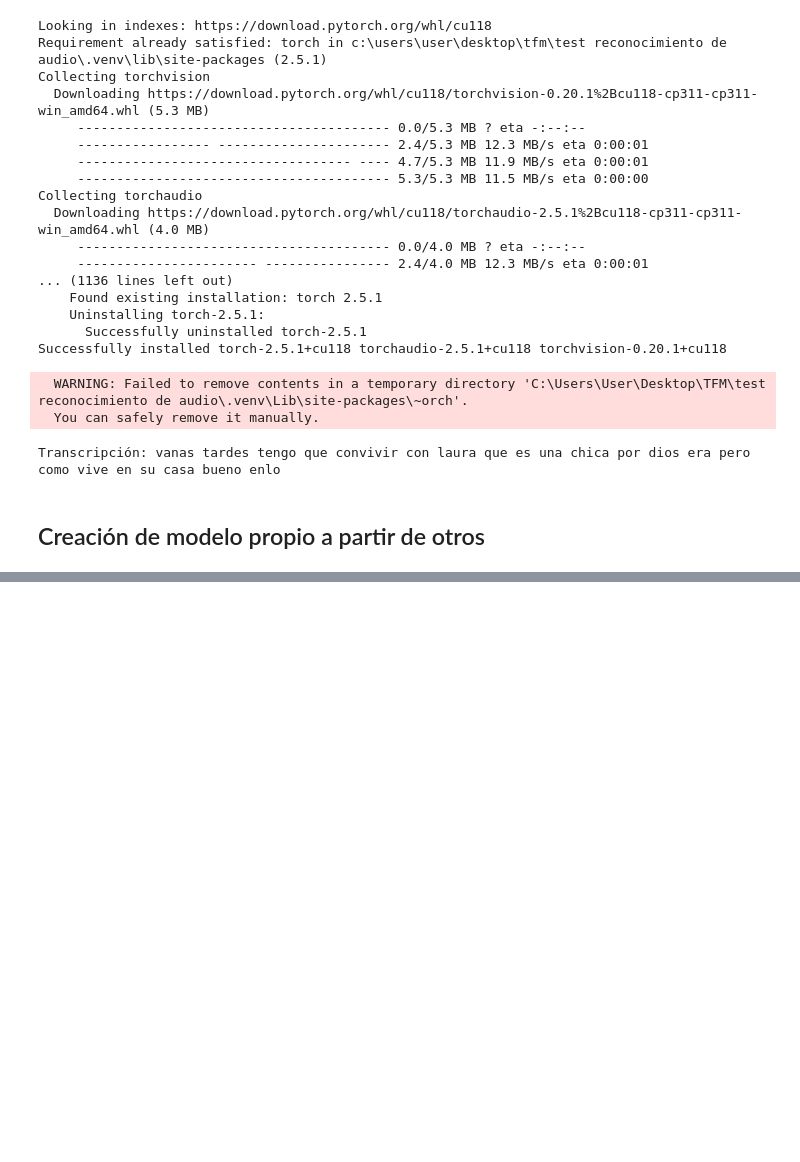
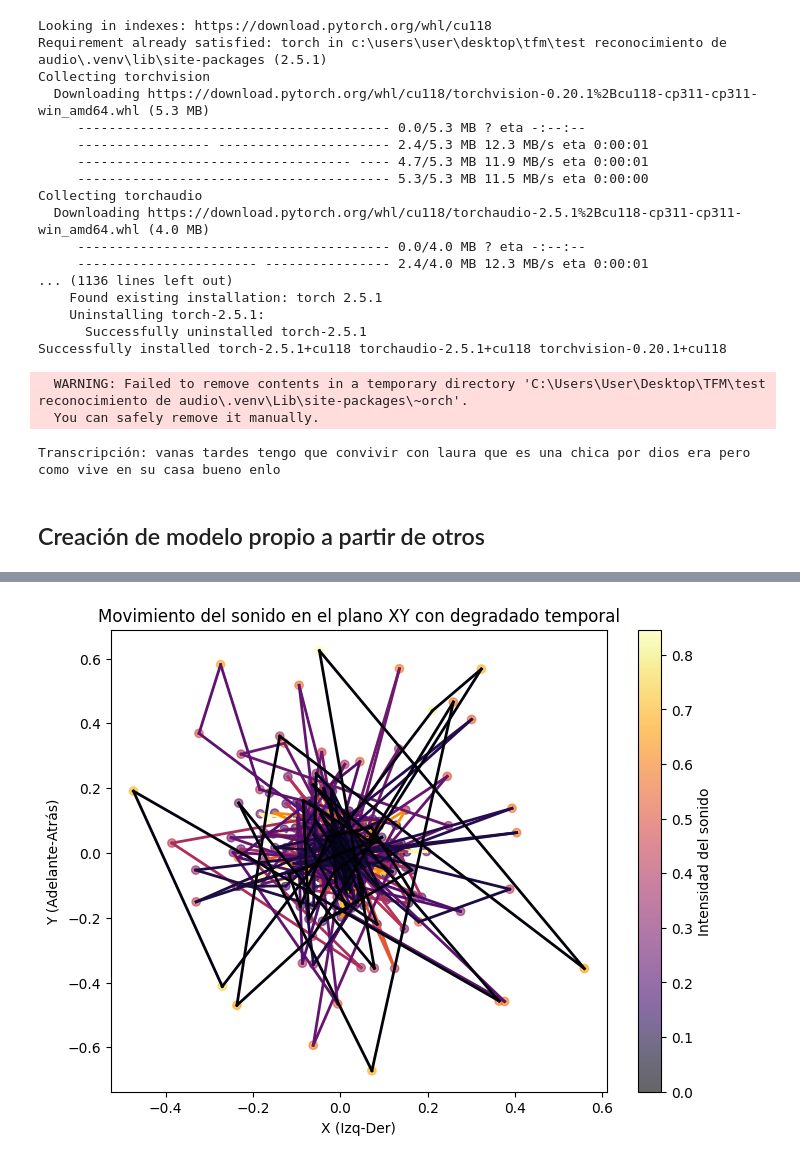
Before and after one commit to RafaDom02/TFM, a Jupyter notebook: test reconocimiento de audio/reconocimientoVoz.ipynb, the cells around one changed output, grey strips where cells are left out. Saved outputs shown, nothing was run; the diff lists cells and outputs as text; code cells hidden in the pictures; blank space fills up the shorter version.

```diff
--- a/test reconocimiento de audio/reconocimientoVoz.ipynb
+++ b/test reconocimiento de audio/reconocimientoVoz.ipynb
@@ -231,0 +313,32 @@ def entrenamiento(model, loader, epochs, lr):
+# %%
+import matplotlib.colors as mcolors
+
+# 🔹 Visualización del vector de movimiento del sonido en 2D con degradado de color según el tiempo
+fig, ax = plt.subplots(figsize=(8, 6))
+
+# Seleccionar puntos en intervalos regulares para suavizar la visualización
+indices = np.arange(0, len(X), 1000)
+X_sampled = X[indices]
+Y_sampled = Y[indices]
+time_colors = np.linspace(0, 1, len(X_sampled))  # Normalizar tiempo para el degradado
+
+# Crear un degradado de color desde oscuro a claro (inferno colormap invertido)
+cmap = plt.get_cmap("inferno_r")
+norm = mcolors.Normalize(vmin=0, vmax=1)
+smoothed_colors = [cmap(norm(t)) for t in time_colors]
+
+# Dibujar la línea con el degradado de color
+for i in range(len(X_sampled) - 1):
+    ax.plot(X_sampled[i:i+2], Y_sampled[i:i+2], color=smoothed_colors[i], linewidth=2)
+
+# Agregar puntos de referencia con intensidad
+sc = ax.scatter(X_sampled, Y_sampled, c=intensity[indices], cmap="inferno", alpha=0.6)
+
+ax.set_xlabel("X (Izq-Der)")
+ax.set_ylabel("Y (Adelante-Atrás)")
+ax.set_title("Movimiento del sonido en el plano XY con degradado temporal")
+plt.colorbar(sc, label="Intensidad del sonido")
+
+plt.show()
+# %% [output]
+[figure, added]
```
Also changed, not shown: parts of 7 cells of this notebook, 1 other file.
